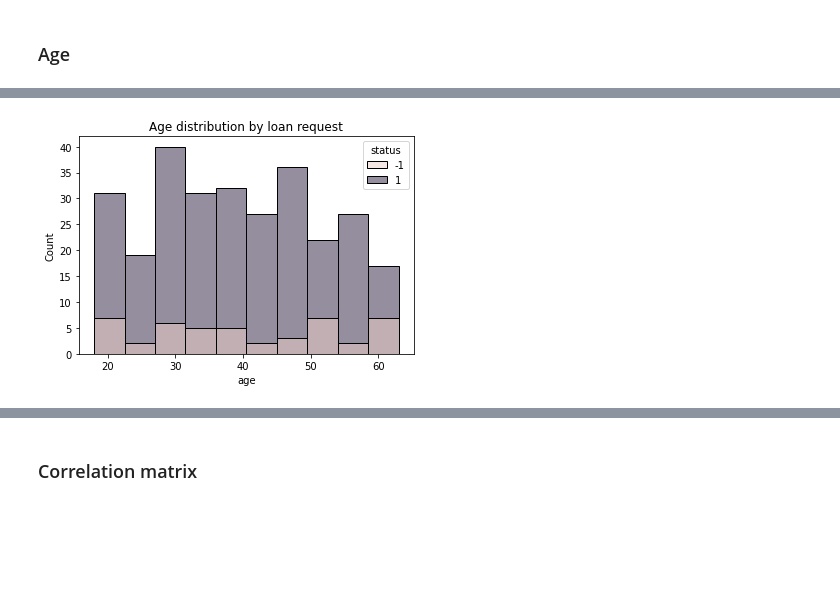
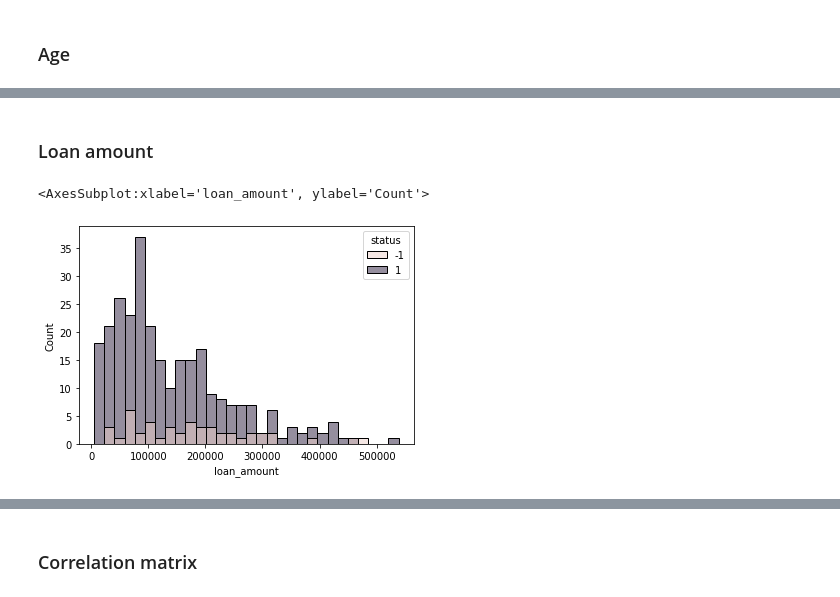
Before and after one commit to Educorreia932/FEUP-AC, a Jupyter notebook: Data Mining Project/notebooks/processing.ipynb, the cells around one changed output, grey strips where cells are left out. Drawn from its saved outputs; the diff is of its cells as text; code cells hidden in the pictures; blank space fills up the shorter version.

```diff
--- a/Data Mining Project/notebooks/processing.ipynb
+++ b/Data Mining Project/notebooks/processing.ipynb
@@ -146,0 +141,21 @@ district_df["no. of commited crimes '95"].fillna(district_df["no. of commited cr
+# %%
+
+district_df.replace("?", np.NaN, inplace=True)
+
+district_df["unemploymant rate '95"].fillna(district_df["unemploymant rate '95"].median(), inplace=True)
+district_df["no. of commited crimes '95"].fillna(district_df["no. of commited crimes '95"].median(), inplace=True)
+
+district_df["unemploymant rate '95"] = pd.to_numeric(district_df["unemploymant rate '95"])
+district_df["no. of commited crimes '95"] = pd.to_numeric(district_df["no. of commited crimes '95"])
+
+district_df["criminality_growth"] = (district_df["no. of commited crimes '96"] - district_df["no. of commited crimes '95"]) / district_df["no. of inhabitants"]
+district_df["unemployment_growth"] = (district_df["unemploymant rate '96"] - district_df["unemploymant rate '95"])
+district_df["ratio_entrepeneurs"] = district_df["no. of enterpreneurs per 1000 inhabitants"] / 1000
+
+district_df.drop([
+    "unemploymant rate '95",
+    "unemploymant rate '96",
+    "no. of commited crimes '95",
+    "no. of commited crimes '96",
+    "no. of enterpreneurs per 1000 inhabitants"
+], inplace=True)
@@ -185,7 +202,7 @@ for i in range(len(loan_dfs)):
     loan_dfs[i] = loan_dfs[i].merge(client_df, on="client_id", suffixes=["_account", "_client"])
 
     # Merge with districts
-    # loan_dfs[i] = loan_dfs[i].merge(district_df, left_on="district_id_client", right_on="code")
+    loan_dfs[i] = loan_dfs[i].merge(district_df, left_on="district_id_client", right_on="code")
 
     # Merge with cards
     loan_dfs[i] = loan_dfs[i].merge(cards_dfs[i], on="disp_id", how="left")
@@ -233,7 +250,7 @@ for i in range(len(loan_dfs)):
     columns = [x for x in loan_dfs[i].columns.to_list() if x not in aggregated_columns]
 
     df = loan_dfs[i].groupby(columns, as_index=False, group_keys=False, dropna=False).agg({
-        "balance": ["min"],
+        "balance": ["min", "max"],
         "transaction_date": ["max"]
     })
 
@@ -245,12 +262,13 @@ for i in range(len(loan_dfs)):
     # Number of days since last transaction
     df["days_since_last_transaction"] = (df["loan_date"] - df["transaction_date_max"]).dt.days
 
+    # Whether an account has reached a negative balance
     df["reached_negative_balance"] = df["balance_min"] < 0
 
     # Drop non-numeric columns
     loan_dfs[i] = df.select_dtypes(["number", "bool"])
 
-    loan_dfs[i].drop(["balance_min"], axis=1, inplace=True)
+    loan_dfs[i].drop(["balance_min", "balance_max", "no. of commited crimes '95", "no. of commited crimes '96"], axis=1, inplace=True)
 
 loan_train_df, loan_test_df = loan_dfs
 
@@ -282,4 +308,7 @@ See the caveats in the documentation: https://pandas.pydata.org/pandas-docs/stab
+# %% [markdown]
+### Loan amount
 # %%
-sb.histplot(data=loan_train_df, x="age", hue="status").set(title="Age distribution by loan request");
+sb.histplot(data=loan_train_df, x=loan_train_df["loan_amount"], hue="status", bins=30)
 # %% [output]
+<AxesSubplot:xlabel='loan_amount', ylabel='Count'>
-[figure, old version]
+[figure, new version]
```
Also changed, not shown: parts of 8 cells of this notebook, 2 other files.
